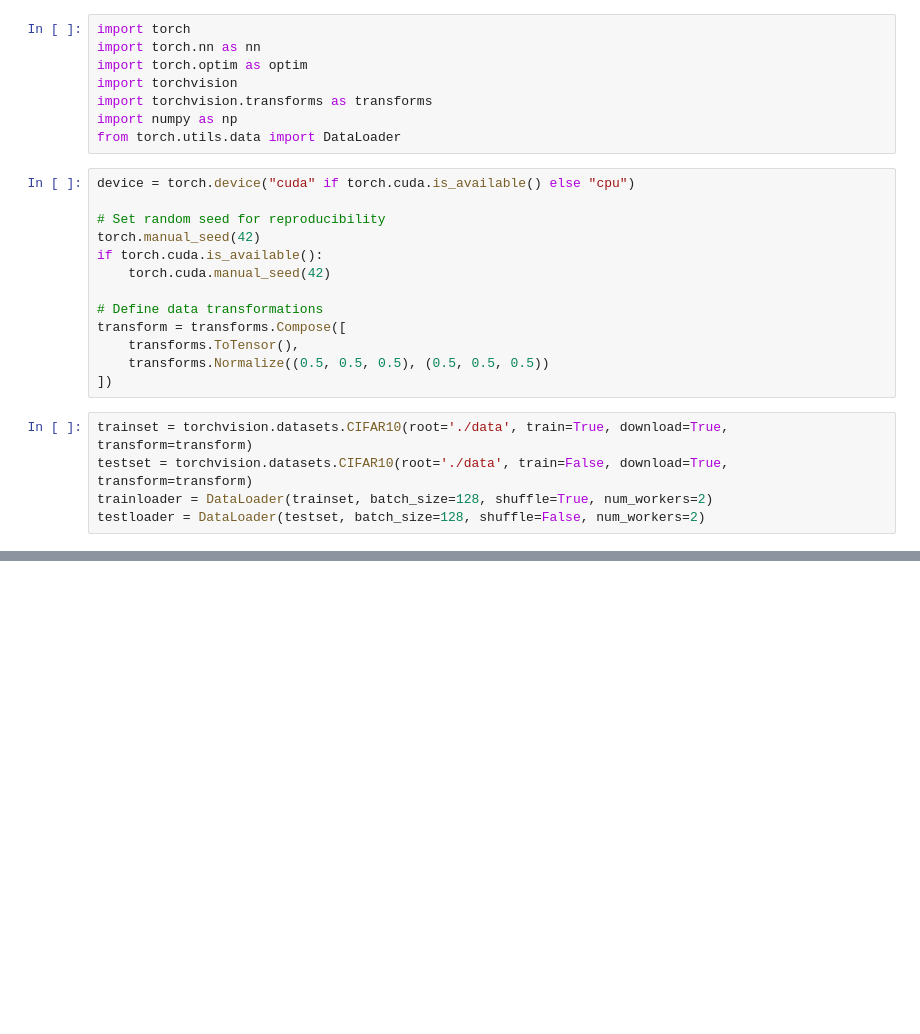
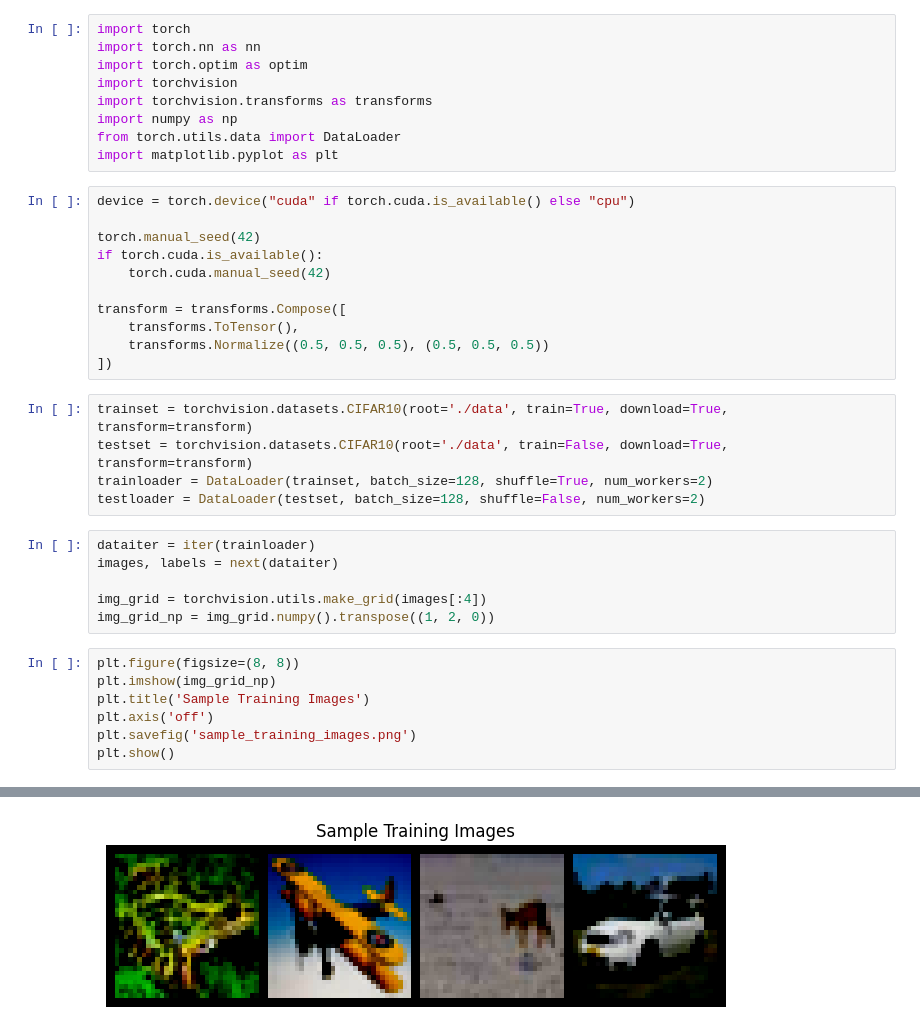
Before and after one commit to JolluChen/AdversarialAttacks, a Jupyter notebook: Attacks.ipynb, the cells around one changed output, grey strips where cells are left out. Cells and saved outputs as stored; diff of their text form; blank space fills up the shorter version.

```diff
--- a/Attacks.ipynb
+++ b/Attacks.ipynb
@@ -6,15 +6,14 @@ import torchvision
 import torchvision.transforms as transforms
 import numpy as np
 from torch.utils.data import DataLoader
+import matplotlib.pyplot as plt
 # %%
 device = torch.device("cuda" if torch.cuda.is_available() else "cpu")
 
-# Set random seed for reproducibility
 torch.manual_seed(42)
 if torch.cuda.is_available():
     torch.cuda.manual_seed(42)
 
-# Define data transformations
 transform = transforms.Compose([
     transforms.ToTensor(),
     transforms.Normalize((0.5, 0.5, 0.5), (0.5, 0.5, 0.5))
@@ -24,3 +23,17 @@ trainset = torchvision.datasets.CIFAR10(root='./data', train=True, download=True
 testset = torchvision.datasets.CIFAR10(root='./data', train=False, download=True, transform=transform)
 trainloader = DataLoader(trainset, batch_size=128, shuffle=True, num_workers=2)
 testloader = DataLoader(testset, batch_size=128, shuffle=False, num_workers=2)
+# %%
+dataiter = iter(trainloader)
+images, labels = next(dataiter)
+
+img_grid = torchvision.utils.make_grid(images[:4])
+img_grid_np = img_grid.numpy().transpose((1, 2, 0))
+# %%
+plt.figure(figsize=(8, 8))
+plt.imshow(img_grid_np)
+plt.title('Sample Training Images')
+plt.axis('off')
+plt.savefig('sample_training_images.png')
+plt.show()
+# %% [output]
@@ -27,3 +41,4 @@ testloader = DataLoader(testset, batch_size=128, shuffle=False, num_workers=2)
+[figure, added]
 # %%
 class SimpleCNN(nn.Module):
     def __init__(self):
```
Also changed, not shown: parts of 4 cells of this notebook.
